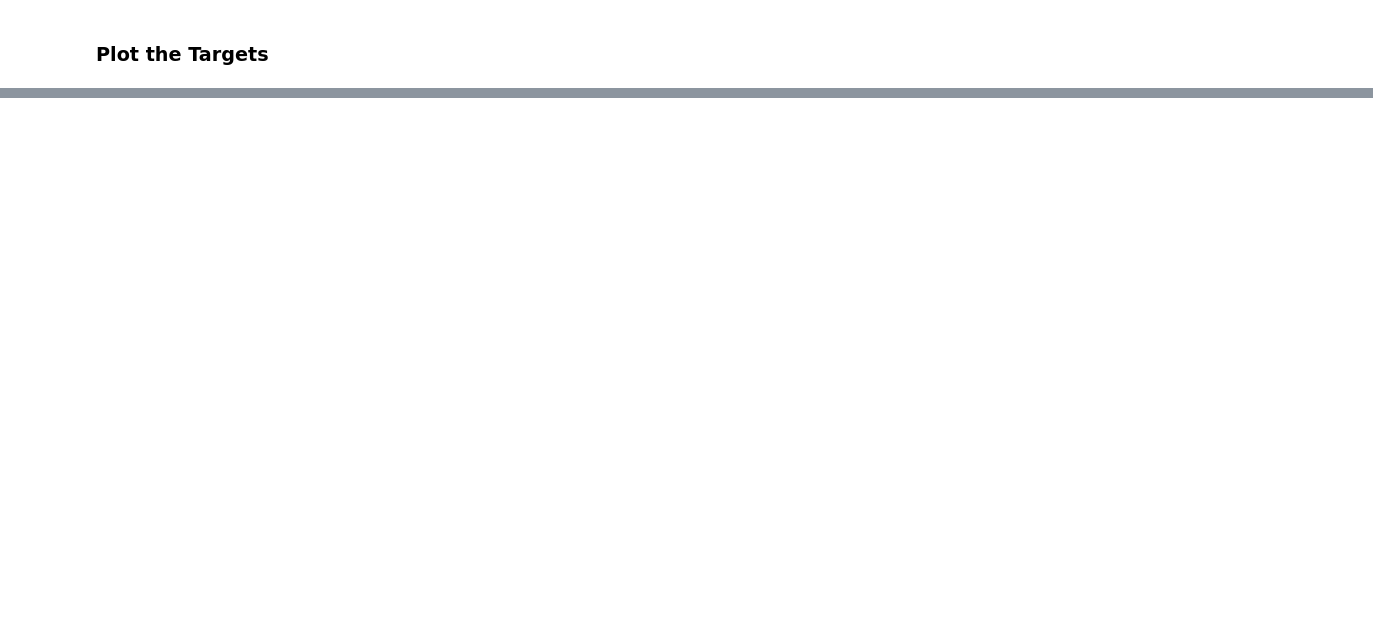
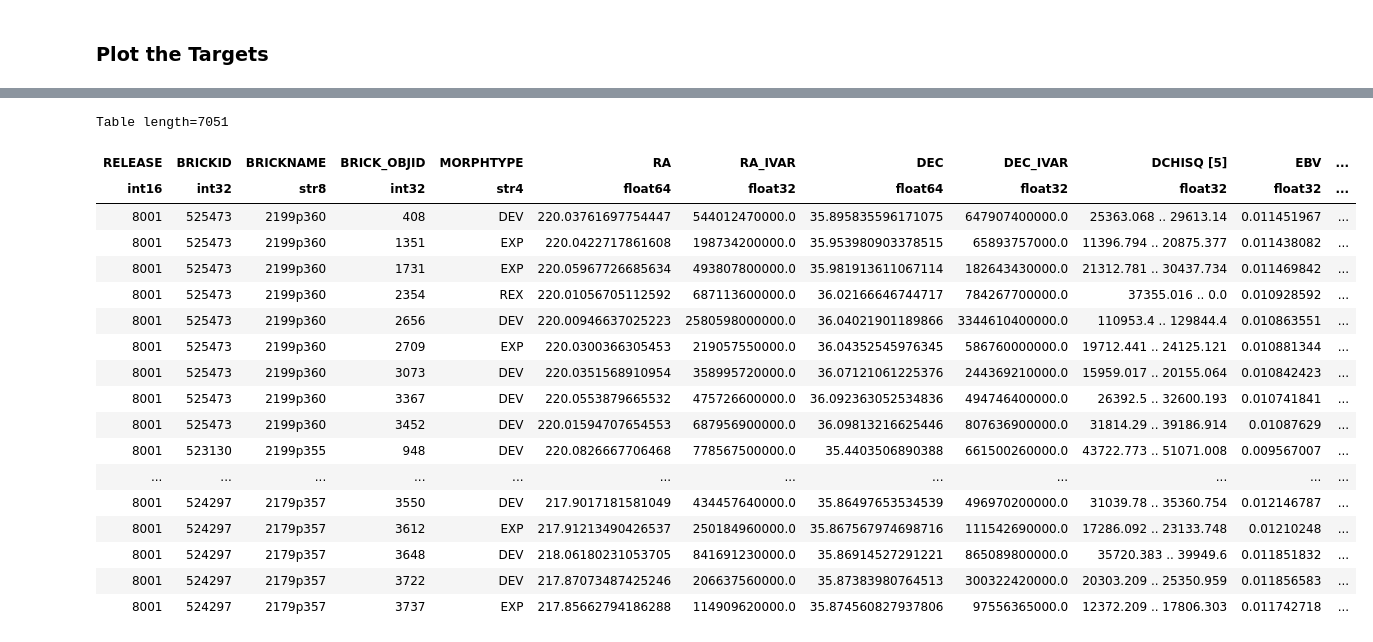
Before and after one commit to desihub/timedomain, a Jupyter notebook: gwtarget/targeting_gw.ipynb, the cells around one changed output, grey strips where cells are left out. Drawn from its saved outputs; the diff is of its cells as text; code cells hidden in the pictures; blank space fills up the shorter version.

```diff
--- a/gwtarget/targeting_gw.ipynb
+++ b/gwtarget/targeting_gw.ipynb
@@ -22,7 +23,7 @@ Extract localization PDF for a GW event and plot it using the DESI footprint.
 
 Data can be downloaded from the [LVC GraceDB public alert page](https://gracedb.ligo.org/).
 # %%
-fits_file = 'S200224ca_LALInference.fits.gz'
+fits_file = 'GW190412_skymap.fits.gz'
 
 # Read metadata.
 hdus = fits.open(fits_file)
@@ -150,0 +130,22 @@ fig.savefig('targlist.png', dpi=150)
+# %%
+targ90[bgs_targets]
+# %% [output]
+Table length=7051
+| RELEASE | BRICKID | BRICKNAME | BRICK_OBJID | MORPHTYPE | RA | RA_IVAR | DEC | DEC_IVAR | DCHISQ [5] | EBV | ... |
+| int16 | int32 | str8 | int32 | str4 | float64 | float32 | float64 | float32 | float32 | float32 | ... |
+| 8001 | 525473 | 2199p360 | 408 | DEV | 220.03761697754447 | 544012470000.0 | 35.895835596171075 | 647907400000.0 | 25363.068 .. 29613.14 | 0.011451967 | ... |
+| 8001 | 525473 | 2199p360 | 1351 | EXP | 220.0422717861608 | 198734200000.0 | 35.953980903378515 | 65893757000.0 | 11396.794 .. 20875.377 | 0.011438082 | ... |
+| 8001 | 525473 | 2199p360 | 1731 | EXP | 220.05967726685634 | 493807800000.0 | 35.981913611067114 | 182643430000.0 | 21312.781 .. 30437.734 | 0.011469842 | ... |
+| 8001 | 525473 | 2199p360 | 2354 | REX | 220.01056705112592 | 687113600000.0 | 36.02166646744717 | 784267700000.0 | 37355.016 .. 0.0 | 0.010928592 | ... |
+| 8001 | 525473 | 2199p360 | 2656 | DEV | 220.00946637025223 | 2580598000000.0 | 36.04021901189866 | 3344610400000.0 | 110953.4 .. 129844.4 | 0.010863551 | ... |
+| 8001 | 525473 | 2199p360 | 2709 | EXP | 220.0300366305453 | 219057550000.0 | 36.04352545976345 | 586760000000.0 | 19712.441 .. 24125.121 | 0.010881344 | ... |
+| 8001 | 525473 | 2199p360 | 3073 | DEV | 220.0351568910954 | 358995720000.0 | 36.07121061225376 | 244369210000.0 | 15959.017 .. 20155.064 | 0.010842423 | ... |
+| 8001 | 525473 | 2199p360 | 3367 | DEV | 220.0553879665532 | 475726600000.0 | 36.092363052534836 | 494746400000.0 | 26392.5 .. 32600.193 | 0.010741841 | ... |
+| 8001 | 525473 | 2199p360 | 3452 | DEV | 220.01594707654553 | 687956900000.0 | 36.09813216625446 | 807636900000.0 | 31814.29 .. 39186.914 | 0.01087629 | ... |
+| 8001 | 523130 | 2199p355 | 948 | DEV | 220.0826667706468 | 778567500000.0 | 35.4403506890388 | 661500260000.0 | 43722.773 .. 51071.008 | 0.009567007 | ... |
+| ... | ... | ... | ... | ... | ... | ... | ... | ... | ... | ... | ... |
+| 8001 | 524297 | 2179p357 | 3550 | DEV | 217.9017181581049 | 434457640000.0 | 35.86497653534539 | 496970200000.0 | 31039.78 .. 35360.754 | 0.012146787 | ... |
+| 8001 | 524297 | 2179p357 | 3612 | EXP | 217.91213490426537 | 250184960000.0 | 35.867567974698716 | 111542690000.0 | 17286.092 .. 23133.748 | 0.01210248 | ... |
+| 8001 | 524297 | 2179p357 | 3648 | DEV | 218.06180231053705 | 841691230000.0 | 35.86914527291221 | 865089800000.0 | 35720.383 .. 39949.6 | 0.011851832 | ... |
+| 8001 | 524297 | 2179p357 | 3722 | DEV | 217.87073487425246 | 206637560000.0 | 35.87383980764513 | 300322420000.0 | 20303.209 .. 25350.959 | 0.011856583 | ... |
+| 8001 | 524297 | 2179p357 | 3737 | EXP | 217.85662794186288 | 114909620000.0 | 35.874560827937806 | 97556365000.0 | 12372.209 .. 17806.303 | 0.011742718 | ... |
```
Also changed, not shown: parts of 11 cells of this notebook.
